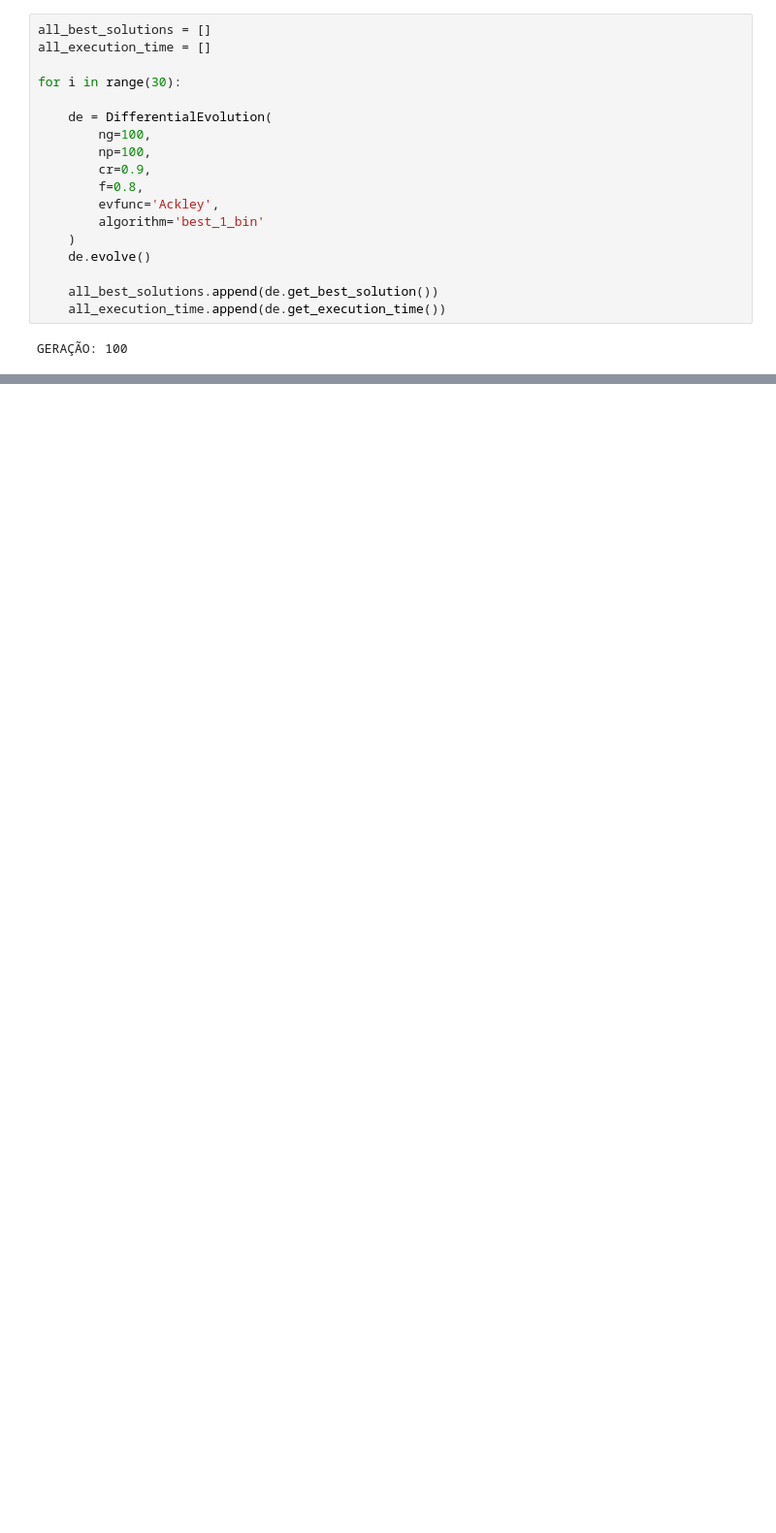
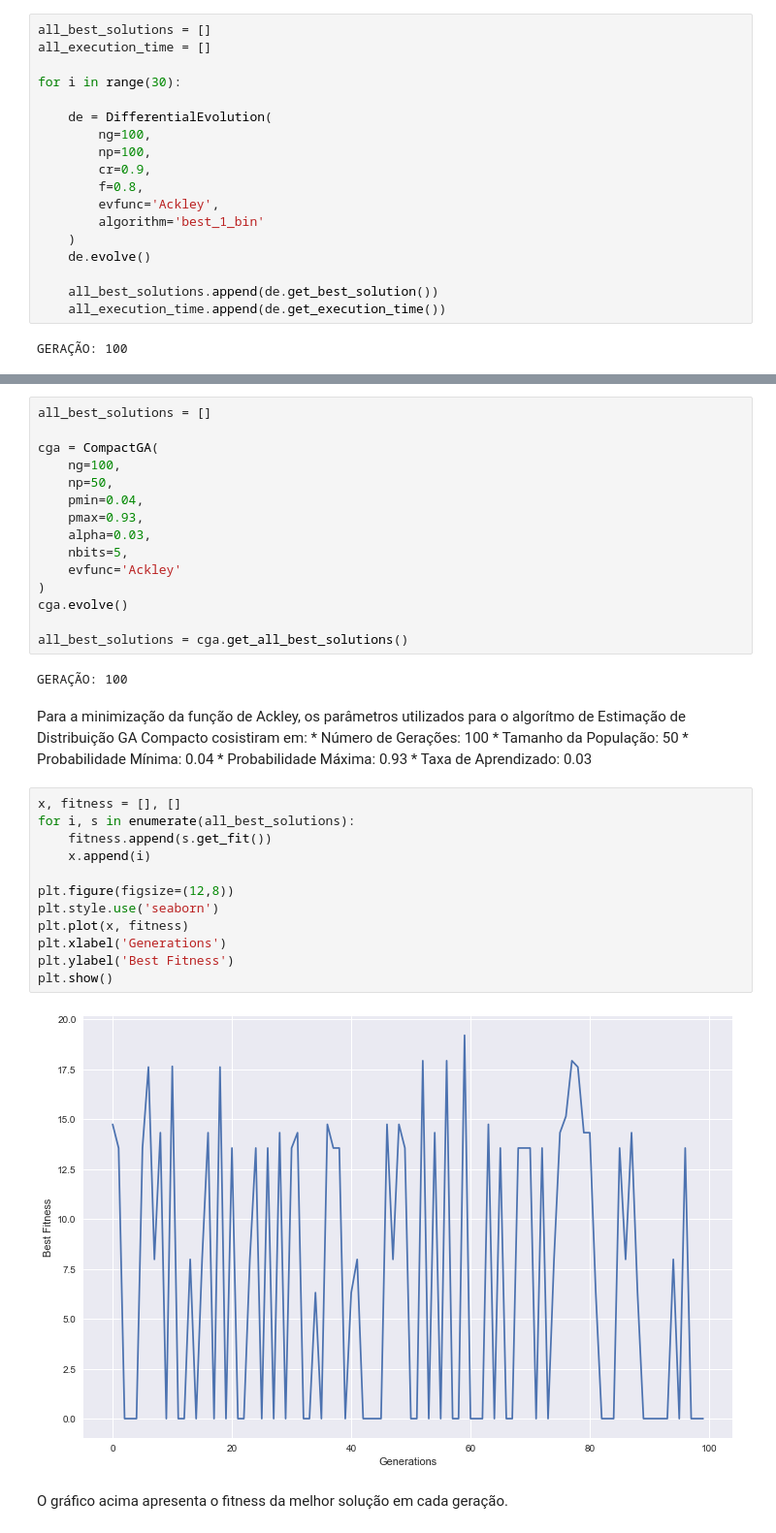
Before and after one commit to csamuelr/evocomp, a Jupyter notebook: exercicio_letra_a.ipynb, the cells around one changed output, grey strips where cells are left out. Shown at 97% size. Drawn from its saved outputs; the diff is of its cells as text; blank space fills up the shorter version.

```diff
--- a/exercicio_letra_a.ipynb
+++ b/exercicio_letra_a.ipynb
@@ -109,0 +176,40 @@ GERAÇÃO: 100
+# %%
+all_best_solutions = []
+
+cga = CompactGA(
+    ng=100,
+    np=50,
+    pmin=0.04,
+    pmax=0.93,
+    alpha=0.03,
+    nbits=5,
+    evfunc='Ackley'
+)
+cga.evolve()
+
+all_best_solutions = cga.get_all_best_solutions()
+# %% [output]
+GERAÇÃO: 100
+# %% [markdown]
+Para a minimização da função de Ackley, os parâmetros utilizados para o algorítmo de Estimação de Distribuição  GA Compacto cosistiram em:
+    * Número de Gerações: 100
+    * Tamanho da População: 50
+    * Probabilidade Mínima: 0.04
+    * Probabilidade Máxima: 0.93
+    * Taxa de Aprendizado: 0.03
+# %%
+x, fitness = [], []
+for i, s in enumerate(all_best_solutions):
+    fitness.append(s.get_fit())
+    x.append(i)
+
+plt.figure(figsize=(12,8))
+plt.style.use('seaborn')
+plt.plot(x, fitness)
+plt.xlabel('Generations')
+plt.ylabel('Best Fitness')
+plt.show()
+# %% [output]
+[figure, added]
+# %% [markdown]
+O gráfico acima apresenta o fitness da melhor solução em cada geração.
```
Also changed, not shown: parts of 37 cells of this notebook, 7 other files.
